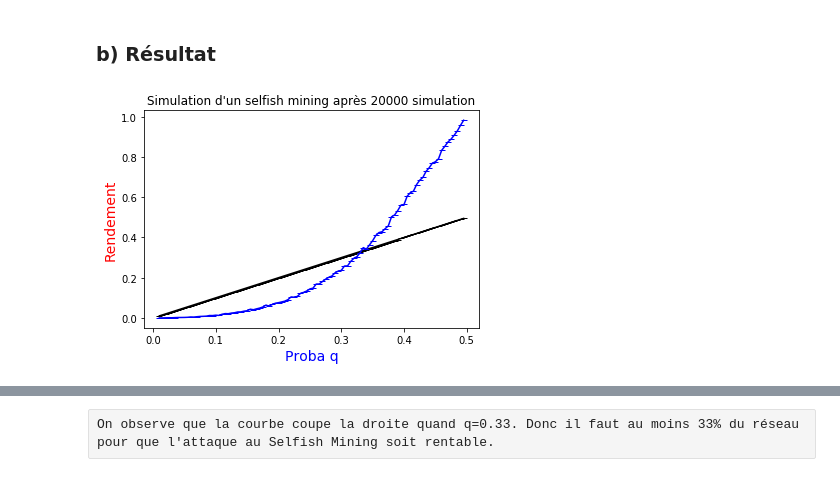
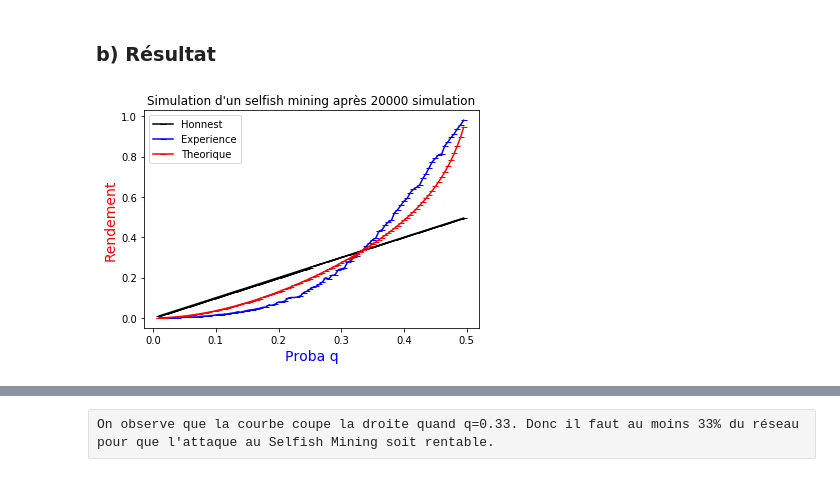
Before and after one commit to redek-zelton/Cryptofinance, a Jupyter notebook: Attack Selfish Mining/Attack_Selfish_Mining.ipynb, the cells around one changed output, grey strips where cells are left out. Drawn from its saved outputs; the diff is of its cells as text; code cells hidden in the pictures.

```diff
--- a/Attack Selfish Mining/Attack_Selfish_Mining.ipynb
+++ b/Attack Selfish Mining/Attack_Selfish_Mining.ipynb
@@ -49,9 +49,11 @@ def Résultat(nombre=5,avance=1,proba=0.33):
         EH+=H
     return ER,EH,Miner
 
+#https://arxiv.org/pdf/1311.0243.pdf%7C pour la valeur théorique
 def Rendement(ER,EH,proba):
     R_exp=ER/EH
-    return R_exp
+    R_theo=(4*proba**2*(1-proba)**2-proba**3)/(1-proba*(1+(2-proba)*proba))
+    return R_exp,R_theo
 # %% [markdown]
 ## 2) Seuil de Rentabilité
 # %% [markdown]
@@ -65,7 +67,7 @@ On va simuler 25000 fois pour chaque valeur de q allant de 0.01 à 0.5 par pas d
 # %%
 #Paramètres
 nombre=20000
-avance=1 # on accord 1 block d'avance pour l'attaquant
+avance=1 # on donne 1 block d'avance pour l'attaquant
 L_proba=np.arange(0.01,0.5,0.005)
 #Values
 ER=[]
@@ -73,25 +75,30 @@ EH=[]
 Miner=[]
 #Rendement
 L_Rdt_Exp=[]
+L_Rdt_Theo=[]
 
 for i in L_proba:
     er,eh,M = Résultat(nombre,avance,i)
     ER.append(er)
     EH.append(eh)
     Miner.append(M)
-    R_Exp = Rendement(er,eh,i)
+    R_Exp,R_Theo = Rendement(er,eh,i)
     L_Rdt_Exp.append(R_Exp)
+    L_Rdt_Theo.append(R_Theo)
 # %% [markdown]
 ### b) Résultat
 # %%
 fig,ax=plt.subplots()
 plt.title('Simulation d\'un selfish mining après '+str(nombre)+' simulation')
 ax.plot(L_proba,L_proba,marker="_",color='black')
 ax.plot(L_proba,L_Rdt_Exp,marker="_",color='blue')
+ax.plot(L_proba,L_Rdt_Theo,marker="_",color='red')
 ax.set_xlabel("Proba q",color="blue",fontsize=14)
 ax.set_ylabel("Rendement",color="red",fontsize=14)
+ax.legend(['Honnest','Experience','Theorique'])
 idxExp = np.argwhere(np.diff(np.sign(L_proba - L_Rdt_Exp))).flatten() #index intersection Exp
+idxTheo = np.argwhere(np.diff(np.sign(L_proba - L_Rdt_Theo))).flatten() #index intersection Theo
 plt.show()
 # %% [output]
-[figure, old version]
+[figure, new version]
 # %%
```
Also changed, not shown: parts of 5 cells of this notebook, 1 other file.
